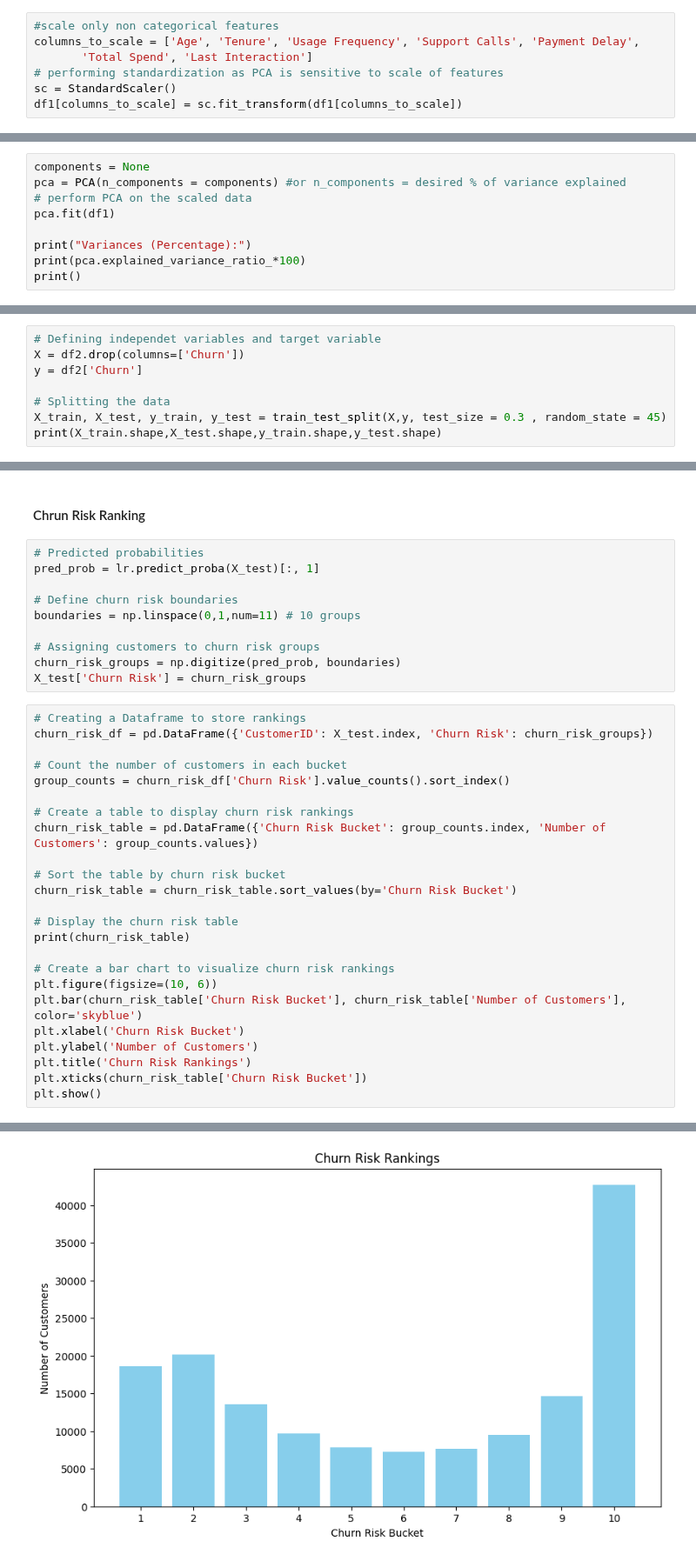
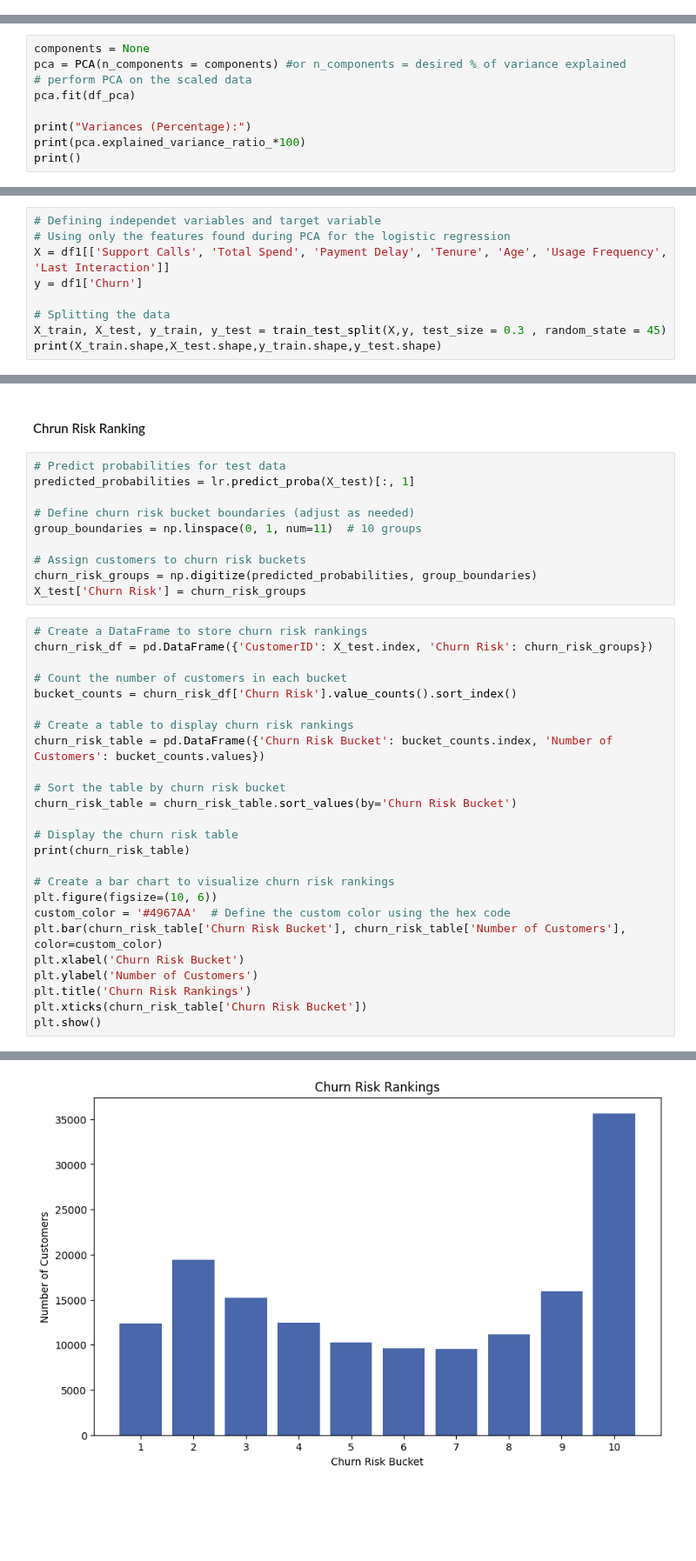
Before and after one commit to Johannes3001/AppliedML_Assign.01, a Jupyter notebook: FinalCodes.ipynb, the cells around one changed output, grey strips where cells are left out. Shown at 87% size. Drawn from its saved outputs; the diff is of its cells as text; blank space fills up the shorter version.

```diff
--- a/FinalCodes.ipynb
+++ b/FinalCodes.ipynb
@@ -256,7 +260,0 @@ df1 = pd.get_dummies(df1, columns=['Contract Length'], prefix='Contract Length')
-# %%
-#scale only non categorical features
-columns_to_scale = ['Age', 'Tenure', 'Usage Frequency', 'Support Calls', 'Payment Delay',
-       'Total Spend', 'Last Interaction']
-# performing standardization as PCA is sensitive to scale of features
-sc = StandardScaler()
-df1[columns_to_scale] = sc.fit_transform(df1[columns_to_scale])
@@ -264,7 +273,7 @@ df1[columns_to_scale] = sc.fit_transform(df1[columns_to_scale])
 components = None
 pca = PCA(n_components = components) #or n_components = desired % of variance explained
 # perform PCA on the scaled data
-pca.fit(df1)
+pca.fit(df_pca)
 
 print("Variances (Percentage):")
 print(pca.explained_variance_ratio_*100)
@@ -406,7 +396,8 @@ df2.head()
 # %%
 # Defining independet variables and target variable
-X = df2.drop(columns=['Churn'])
-y = df2['Churn']
+# Using only the features found during PCA for the logistic regression
+X = df1[['Support Calls', 'Total Spend', 'Payment Delay', 'Tenure', 'Age', 'Usage Frequency', 'Last Interaction']]
+y = df1['Churn']
 
 # Splitting the data
 X_train, X_test, y_train, y_test = train_test_split(X,y, test_size = 0.3 , random_state = 45)
@@ -460,24 +459,24 @@ We will add feature importance once we decide on one
 # %% [markdown]
 #### Chrun Risk Ranking
 # %%
-# Predicted probabilities
-pred_prob = lr.predict_proba(X_test)[:, 1]
+# Predict probabilities for test data
+predicted_probabilities = lr.predict_proba(X_test)[:, 1]
 
-# Define churn risk boundaries
-boundaries = np.linspace(0,1,num=11) # 10 groups
+# Define churn risk bucket boundaries (adjust as needed)
+group_boundaries = np.linspace(0, 1, num=11)  # 10 groups
 
-# Assigning customers to churn risk groups
-churn_risk_groups = np.digitize(pred_prob, boundaries)
+# Assign customers to churn risk buckets
+churn_risk_groups = np.digitize(predicted_probabilities, group_boundaries)
 X_test['Churn Risk'] = churn_risk_groups
 # %%
-# Creating a Dataframe to store rankings
+# Create a DataFrame to store churn risk rankings
 churn_risk_df = pd.DataFrame({'CustomerID': X_test.index, 'Churn Risk': churn_risk_groups})
 
 # Count the number of customers in each bucket
-group_counts = churn_risk_df['Churn Risk'].value_counts().sort_index()
+bucket_counts = churn_risk_df['Churn Risk'].value_counts().sort_index()
 
 # Create a table to display churn risk rankings
-churn_risk_table = pd.DataFrame({'Churn Risk Bucket': group_counts.index, 'Number of Customers': group_counts.values})
+churn_risk_table = pd.DataFrame({'Churn Risk Bucket': bucket_counts.index, 'Number of Customers': bucket_counts.values})
 
 # Sort the table by churn risk bucket
 churn_risk_table = churn_risk_table.sort_values(by='Churn Risk Bucket')
@@ -487,7 +486,8 @@ print(churn_risk_table)
 
 # Create a bar chart to visualize churn risk rankings
 plt.figure(figsize=(10, 6))
-plt.bar(churn_risk_table['Churn Risk Bucket'], churn_risk_table['Number of Customers'], color='skyblue')
+custom_color = '#4967AA'  # Define the custom color using the hex code
+plt.bar(churn_risk_table['Churn Risk Bucket'], churn_risk_table['Number of Customers'], color=custom_color)
 plt.xlabel('Churn Risk Bucket')
 plt.ylabel('Number of Customers')
 plt.title('Churn Risk Rankings')
@@ -508 +508 @@ plt.show()
-[figure, old version]
+[figure, new version]
```
Also changed, not shown: parts of 39 cells of this notebook.
